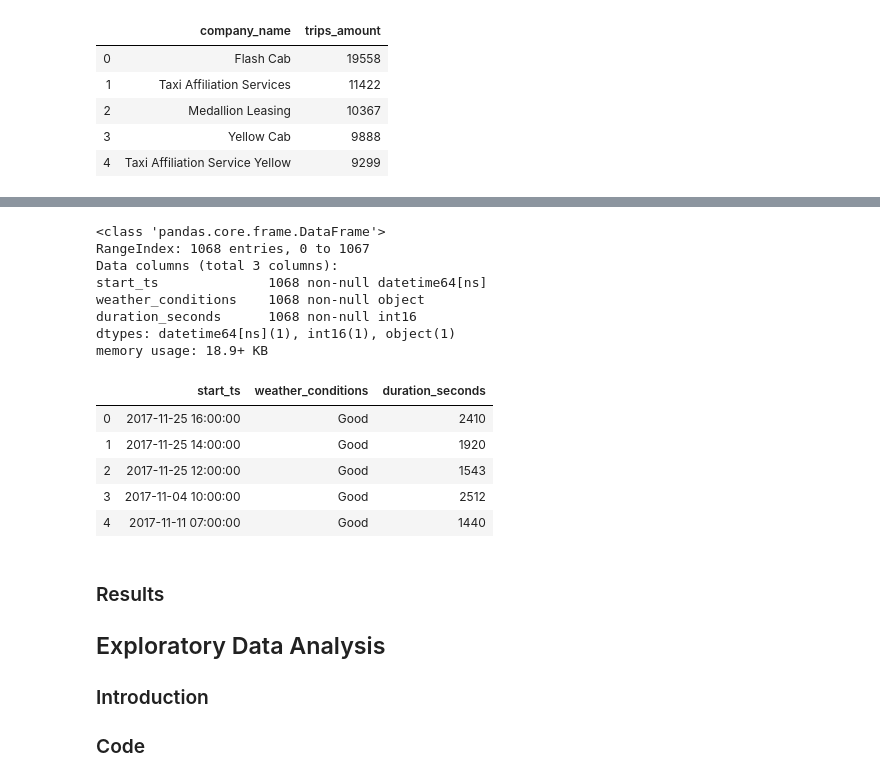
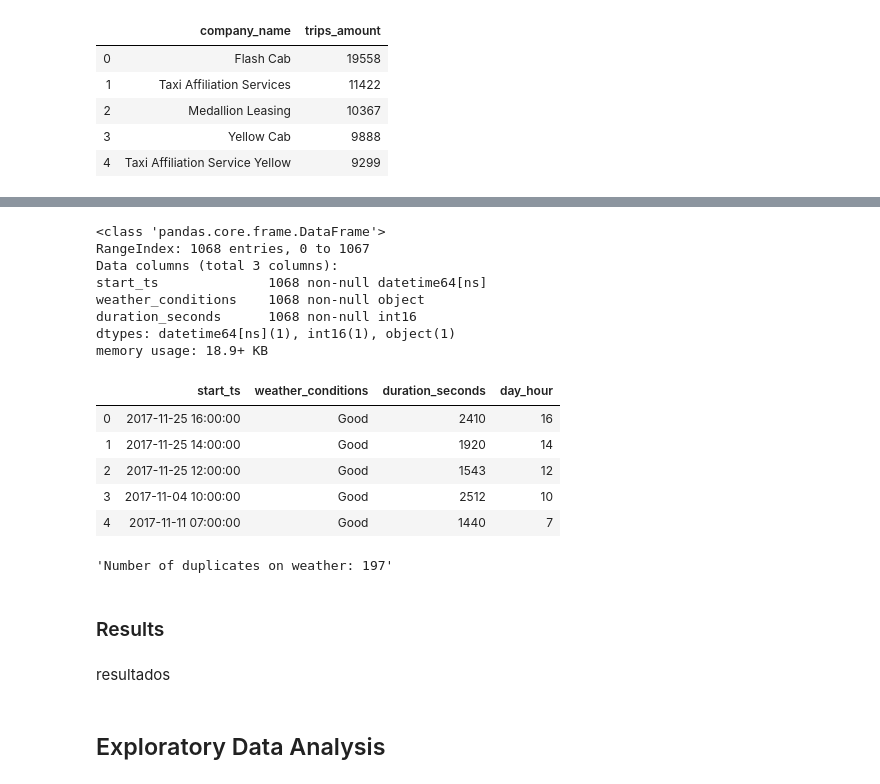
Before and after one commit to lucasmouragomes/portfolio, a Jupyter notebook: sprint6_project/sprint6_project.ipynb, the cells around one changed output, grey strips where cells are left out. Drawn from its saved outputs; the diff is of its cells as text; code cells hidden in the pictures.

```diff
--- a/sprint6_project/sprint6_project.ipynb
+++ b/sprint6_project/sprint6_project.ipynb
@@ -106,38 +109,42 @@ memory usage: 1.2+ KB
 # %%
 weather = pd.read_csv(CSVPATH + 'project_sql_result_07.csv')
 
 weather['duration_seconds'] = pd.to_numeric(weather['duration_seconds'], downcast='integer')
 
 weather_types = optimize_types(weather)
 
 weather = pd.read_csv(
     CSVPATH+'project_sql_result_07.csv',
     dtype=weather_types,
     parse_dates=['start_ts'],
     infer_datetime_format='%Y-%m-%d %H:%M:%S')
 
 weather.info()
+weather['day_hour'] = weather['start_ts'].apply(lambda x: x.hour)
 weather.head()
 # %% [output]
 <class 'pandas.core.frame.DataFrame'>
 RangeIndex: 1068 entries, 0 to 1067
 Data columns (total 3 columns):
 start_ts              1068 non-null datetime64[ns]
 weather_conditions    1068 non-null object
 duration_seconds      1068 non-null int16
 dtypes: datetime64[ns](1), int16(1), object(1)
 memory usage: 18.9+ KB
-|  | start_ts | weather_conditions | duration_seconds |
-| 0 | 2017-11-25 16:00:00 | Good | 2410 |
-| 1 | 2017-11-25 14:00:00 | Good | 1920 |
-| 2 | 2017-11-25 12:00:00 | Good | 1543 |
-| 3 | 2017-11-04 10:00:00 | Good | 2512 |
-| 4 | 2017-11-11 07:00:00 | Good | 1440 |
+|  | start_ts | weather_conditions | duration_seconds | day_hour |
+| 0 | 2017-11-25 16:00:00 | Good | 2410 | 16 |
+| 1 | 2017-11-25 14:00:00 | Good | 1920 | 14 |
+| 2 | 2017-11-25 12:00:00 | Good | 1543 | 12 |
+| 3 | 2017-11-04 10:00:00 | Good | 2512 | 10 |
+| 4 | 2017-11-11 07:00:00 | Good | 1440 | 7 |
+# %%
+'Number of duplicates on weather: ' + str(weather[weather.duplicated()].shape[0])
+# %% [output]
+'Number of duplicates on weather: 197'
+# %% [markdown]
+### Results
+# %% [markdown]
+resultados
 # %% [markdown]
-### Results
 
 ## Exploratory Data Analysis
-
-### Introduction
-
-### Code
```
Also changed, not shown: parts of 34 cells of this notebook.
